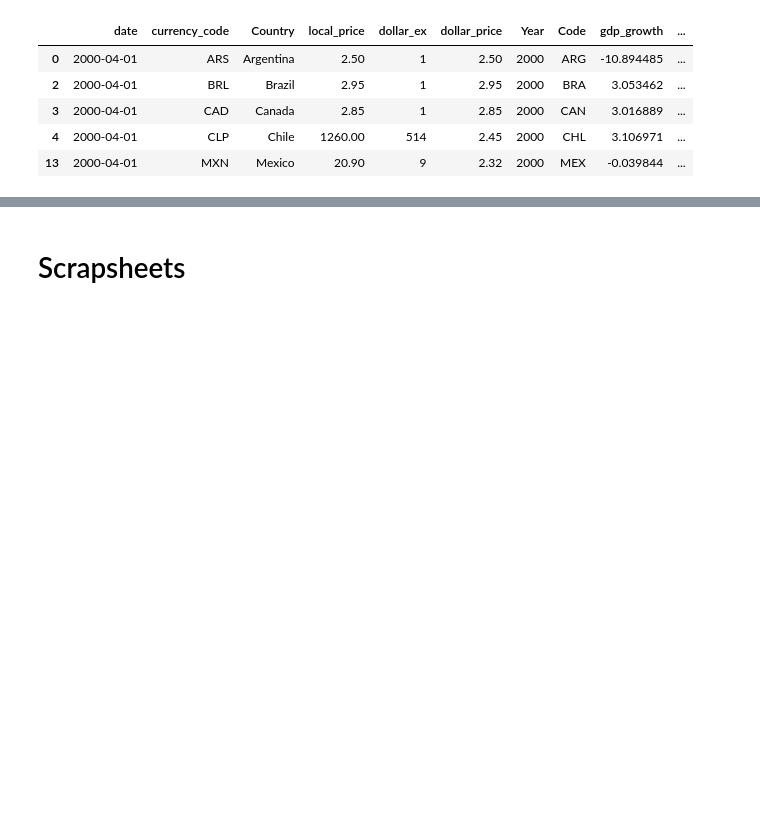
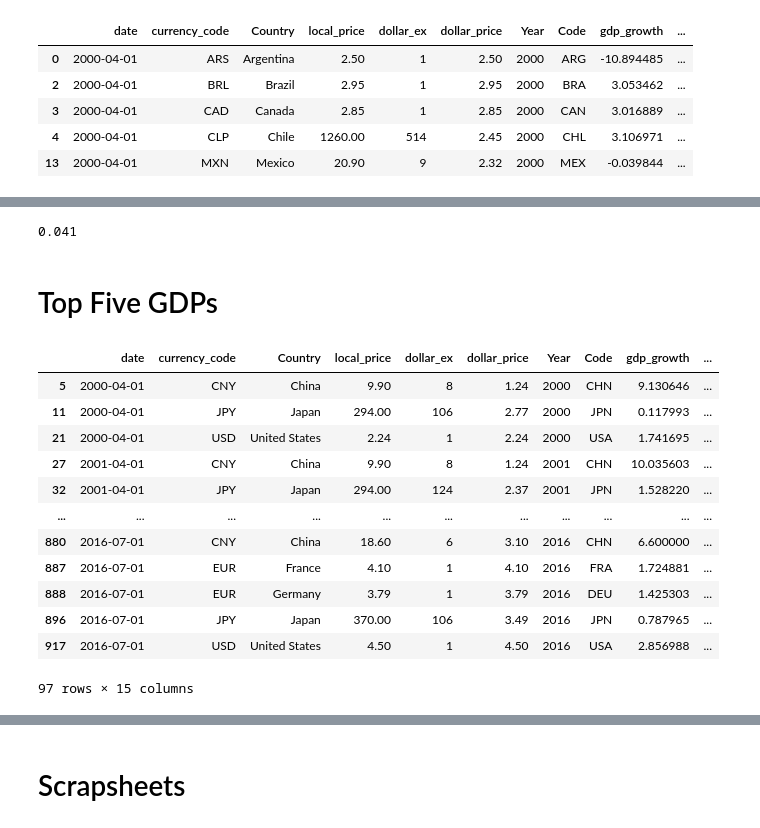
Before and after one commit to bolwerk-b/Final-Project, a Jupyter notebook: machine learning/Machine_Learning_models-final.ipynb, the cells around one changed output, grey strips where cells are left out. Saved outputs shown, nothing was run; the diff lists cells and outputs as text; code cells hidden in the pictures; blank space fills up the shorter version.

```diff
--- a/machine learning/Machine_Learning_models-final.ipynb
+++ b/machine learning/Machine_Learning_models-final.ipynb
@@ -587,0 +646,38 @@ Mean Relative Error: 0.01
+# %%
+# Splitting the dataset into training and testing sets
+X_train, X_test, y_train, y_test = train_test_split(X, y, test_size=0.2, random_state= 28)
+
+# Instantiate the RandomForestRegression model
+model = RandomForestRegressor(n_estimators= 10, random_state= 0)
+
+# Fitting the model
+model.fit(X_train, y_train)
+
+# Predicting the model
+y_pred =model.predict(X_test)
+
+# Root mean square error of the model
+rmse = float(format(np.sqrt(mean_squared_error(y_test, y_pred)), '.3f'))
+print(rmse)
+# %% [output]
+0.041
+# %% [markdown]
+# Top Five GDPs
+# %%
+topFive = ['USA', 'CHN', 'JPN', 'DEU', 'FRA']
+df_topFive = df.loc[df['Code'].isin(topFive)]
+df_topFive
+# %% [output]
+|  | date | currency_code | Country | local_price | dollar_ex | dollar_price | Year | Code | gdp_growth | ... |
+| 5 | 2000-04-01 | CNY | China | 9.90 | 8 | 1.24 | 2000 | CHN | 9.130646 | ... |
+| 11 | 2000-04-01 | JPY | Japan | 294.00 | 106 | 2.77 | 2000 | JPN | 0.117993 | ... |
+| 21 | 2000-04-01 | USD | United States | 2.24 | 1 | 2.24 | 2000 | USA | 1.741695 | ... |
+| 27 | 2001-04-01 | CNY | China | 9.90 | 8 | 1.24 | 2001 | CHN | 10.035603 | ... |
+| 32 | 2001-04-01 | JPY | Japan | 294.00 | 124 | 2.37 | 2001 | JPN | 1.528220 | ... |
+| ... | ... | ... | ... | ... | ... | ... | ... | ... | ... | ... |
+| 880 | 2016-07-01 | CNY | China | 18.60 | 6 | 3.10 | 2016 | CHN | 6.600000 | ... |
+| 887 | 2016-07-01 | EUR | France | 4.10 | 1 | 4.10 | 2016 | FRA | 1.724881 | ... |
+| 888 | 2016-07-01 | EUR | Germany | 3.79 | 1 | 3.79 | 2016 | DEU | 1.425303 | ... |
+| 896 | 2016-07-01 | JPY | Japan | 370.00 | 106 | 3.49 | 2016 | JPN | 0.787965 | ... |
+| 917 | 2016-07-01 | USD | United States | 4.50 | 1 | 4.50 | 2016 | USA | 2.856988 | ... |
+97 rows × 15 columns
```
Also changed, not shown: parts of 62 cells of this notebook, 2 other files.
